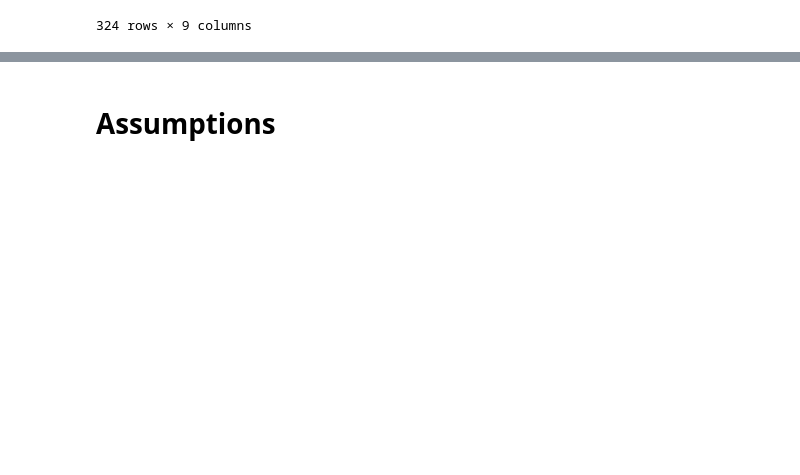
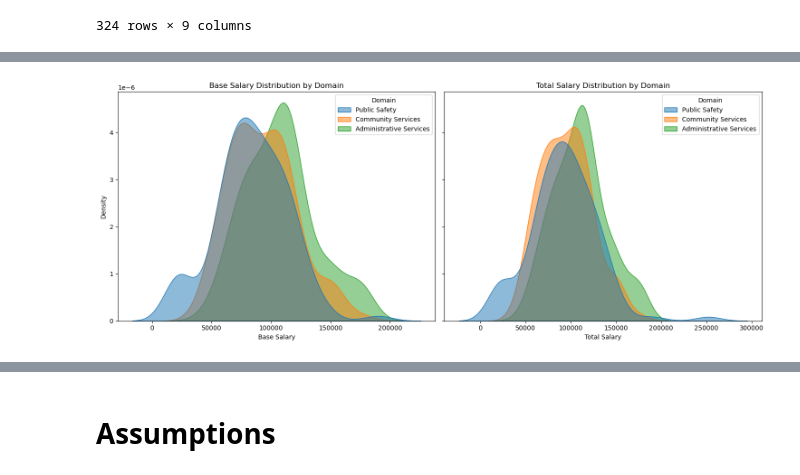
Before and after one commit to Durixas/Nested-and-Crossed-ANOVA-on-Employee-Salaries, a Jupyter notebook: pro80.ipynb, the cells around one changed output, grey strips where cells are left out. Saved outputs shown, nothing was run; the diff lists cells and outputs as text; code cells hidden in the pictures; blank space fills up the shorter version.

```diff
--- a/pro80.ipynb
+++ b/pro80.ipynb
@@ -583,0 +538,17 @@ Name: Total_Salary, dtype: int64
+# %%
+fig, axes = plt.subplots(1, 2, figsize=(15, 6), sharey=True)
+
+sns.kdeplot(data=df1, x='Base_Salary', hue='Domain', fill=True, alpha=0.5, ax=axes[0], multiple='layer')
+axes[0].set_title('Base Salary Distribution by Domain')
+axes[0].set_xlabel('Base Salary')
+axes[0].set_ylabel('Density')
+
+sns.kdeplot(data=df1, x='Total_Salary', hue='Domain', fill=True, alpha=0.5, ax=axes[1], multiple='layer')
+axes[1].set_title('Total Salary Distribution by Domain')
+axes[1].set_xlabel('Total Salary')
+axes[1].set_ylabel('Density')
+
+plt.tight_layout()
+plt.show()
+# %% [output]
+[figure, added]
```
Also changed, not shown: parts of 85 cells of this notebook.
